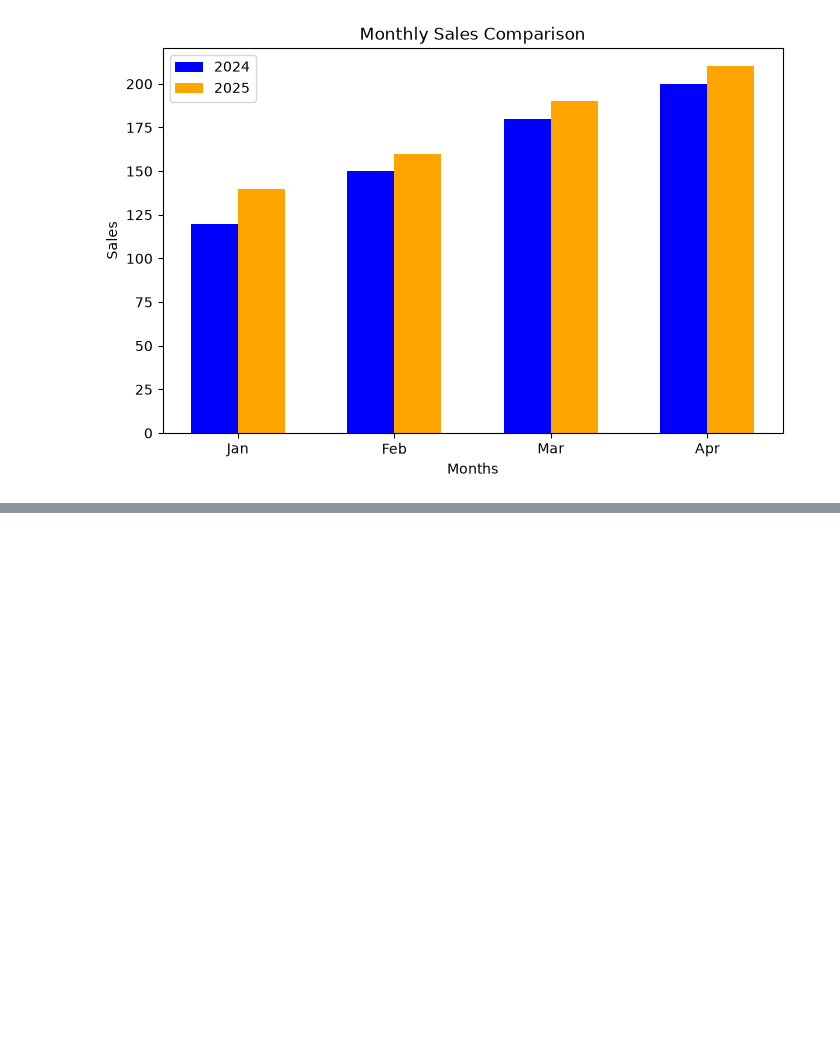
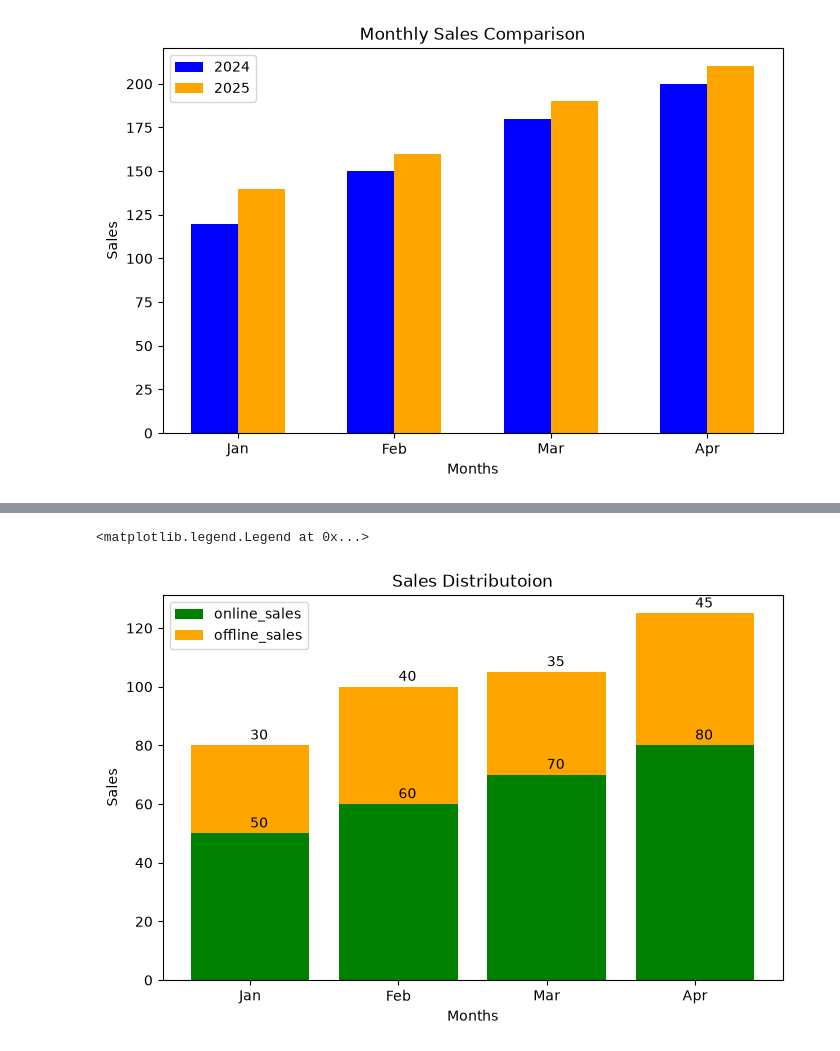
Before and after one commit to AKabhishek9/AIML-Basics, a Jupyter notebook: Data-Visualization/barChart.ipynb, the cells around one changed output, grey strips where cells are left out. Drawn from its saved outputs; the diff is of its cells as text; code cells hidden in the pictures; blank space fills up the shorter version.

```diff
--- a/Data-Visualization/barChart.ipynb
+++ b/Data-Visualization/barChart.ipynb
@@ -82,0 +104,20 @@ plt.legend()
+# %%
+months = ["Jan", "Feb", "Mar", "Apr"]
+
+online_sales = [50, 60, 70, 80]
+offline_sales = [30, 40, 35, 45]
+
+plt.figure(figsize=(8, 5))
+plt.bar(months, online_sales, color="green", label="online_sales")
+plt.bar(months, offline_sales, color="orange", bottom=online_sales, label="offline_sales")
+for i in range(len(online_sales)):
+    plt.text(i, online_sales[i]+2, online_sales[i])
+for i in range(len(online_sales)):
+    plt.text(i, offline_sales[i] + online_sales[i]+2, offline_sales[i])
+plt.xlabel("Months")
+plt.ylabel("Sales")
+plt.title("Sales Distributoion")
+plt.legend()
+# %% [output]
+<matplotlib.legend.Legend at 0x...>
+[figure, added]
```
Also changed, not shown: parts of 3 cells of this notebook, 1 other file.
